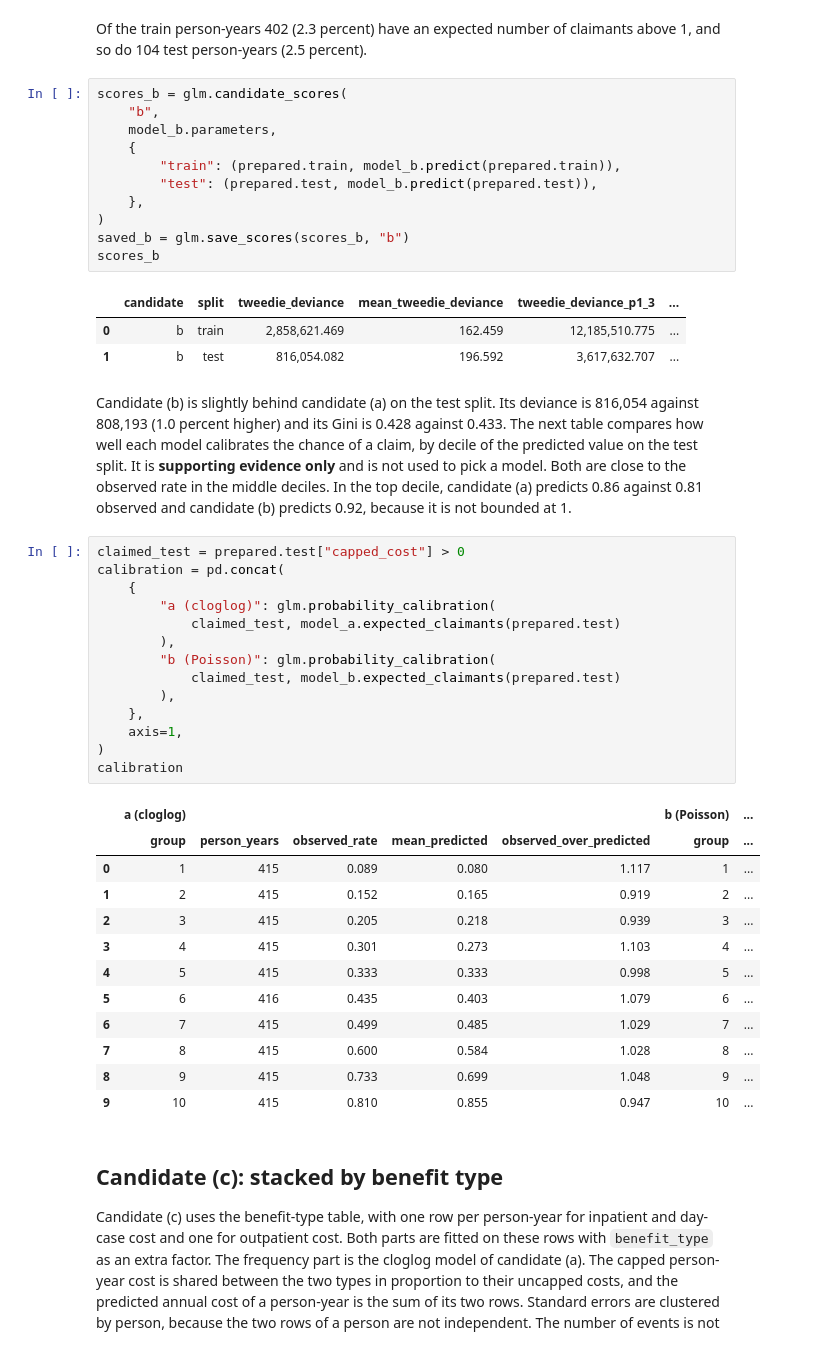
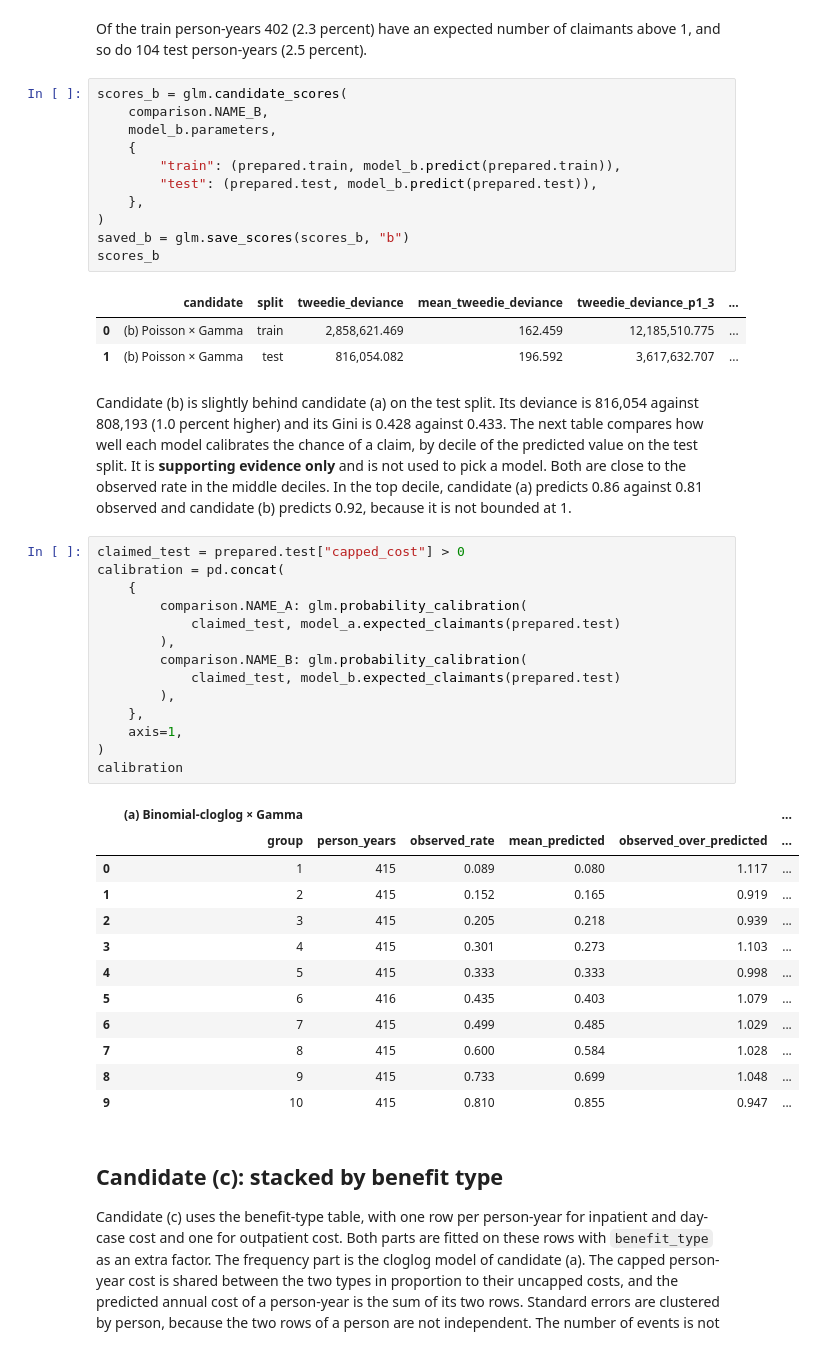
Before and after one commit to asudarmo/health-pricing-meps, a Jupyter notebook: notebooks/03_glm.ipynb, the cells around one changed output. Cells and saved outputs as stored; diff of their text form.

```diff
--- a/notebooks/03_glm.ipynb
+++ b/notebooks/03_glm.ipynb
@@ -835,7 +996,7 @@ Of the train person-years 402 (2.3 percent) have an expected number of claimants
 person-years (2.5 percent).
 # %%
 scores_b = glm.candidate_scores(
-    "b",
+    comparison.NAME_B,
     model_b.parameters,
     {
         "train": (prepared.train, model_b.predict(prepared.train)),
@@ -846,8 +1007,8 @@ saved_b = glm.save_scores(scores_b, "b")
 scores_b
 # %% [output]
 |  | candidate | split | tweedie_deviance | mean_tweedie_deviance | tweedie_deviance_p1_3 | ... |
-| 0 | b | train | 2,858,621.469 | 162.459 | 12,185,510.775 | ... |
-| 1 | b | test | 816,054.082 | 196.592 | 3,617,632.707 | ... |
+| 0 | (b) Poisson × Gamma | train | 2,858,621.469 | 162.459 | 12,185,510.775 | ... |
+| 1 | (b) Poisson × Gamma | test | 816,054.082 | 196.592 | 3,617,632.707 | ... |
 # %% [markdown]
 Candidate (b) is slightly behind candidate (a) on the test split. Its deviance is 816,054 against 808,193 (1.0 percent
 higher) and its Gini is 0.428 against 0.433. The next table compares how well each model calibrates the chance of a
@@ -857,30 +1018,30 @@ against 0.81 observed and candidate (b) predicts 0.92, because it is not bounded
 # %%
 claimed_test = prepared.test["capped_cost"] > 0
 calibration = pd.concat(
     {
-        "a (cloglog)": glm.probability_calibration(
+        comparison.NAME_A: glm.probability_calibration(
             claimed_test, model_a.expected_claimants(prepared.test)
         ),
-        "b (Poisson)": glm.probability_calibration(
+        comparison.NAME_B: glm.probability_calibration(
             claimed_test, model_b.expected_claimants(prepared.test)
         ),
     },
     axis=1,
 )
 calibration
 # %% [output]
-|  | a (cloglog) |  |  |  |  | b (Poisson) | ... |
-|  | group | person_years | observed_rate | mean_predicted | observed_over_predicted | group | ... |
-| 0 | 1 | 415 | 0.089 | 0.080 | 1.117 | 1 | ... |
-| 1 | 2 | 415 | 0.152 | 0.165 | 0.919 | 2 | ... |
-| 2 | 3 | 415 | 0.205 | 0.218 | 0.939 | 3 | ... |
-| 3 | 4 | 415 | 0.301 | 0.273 | 1.103 | 4 | ... |
-| 4 | 5 | 415 | 0.333 | 0.333 | 0.998 | 5 | ... |
-| 5 | 6 | 416 | 0.435 | 0.403 | 1.079 | 6 | ... |
-| 6 | 7 | 415 | 0.499 | 0.485 | 1.029 | 7 | ... |
-| 7 | 8 | 415 | 0.600 | 0.584 | 1.028 | 8 | ... |
-| 8 | 9 | 415 | 0.733 | 0.699 | 1.048 | 9 | ... |
-| 9 | 10 | 415 | 0.810 | 0.855 | 0.947 | 10 | ... |
+|  | (a) Binomial-cloglog × Gamma |  |  |  |  | ... |
+|  | group | person_years | observed_rate | mean_predicted | observed_over_predicted | ... |
+| 0 | 1 | 415 | 0.089 | 0.080 | 1.117 | ... |
+| 1 | 2 | 415 | 0.152 | 0.165 | 0.919 | ... |
+| 2 | 3 | 415 | 0.205 | 0.218 | 0.939 | ... |
+| 3 | 4 | 415 | 0.301 | 0.273 | 1.103 | ... |
+| 4 | 5 | 415 | 0.333 | 0.333 | 0.998 | ... |
+| 5 | 6 | 416 | 0.435 | 0.403 | 1.079 | ... |
+| 6 | 7 | 415 | 0.499 | 0.485 | 1.029 | ... |
+| 7 | 8 | 415 | 0.600 | 0.584 | 1.028 | ... |
+| 8 | 9 | 415 | 0.733 | 0.699 | 1.048 | ... |
+| 9 | 10 | 415 | 0.810 | 0.855 | 0.947 | ... |
 # %% [markdown]
 ## Candidate (c): stacked by benefit type
 
```
Also changed, not shown: parts of 40 cells of this notebook, 21 other files.
